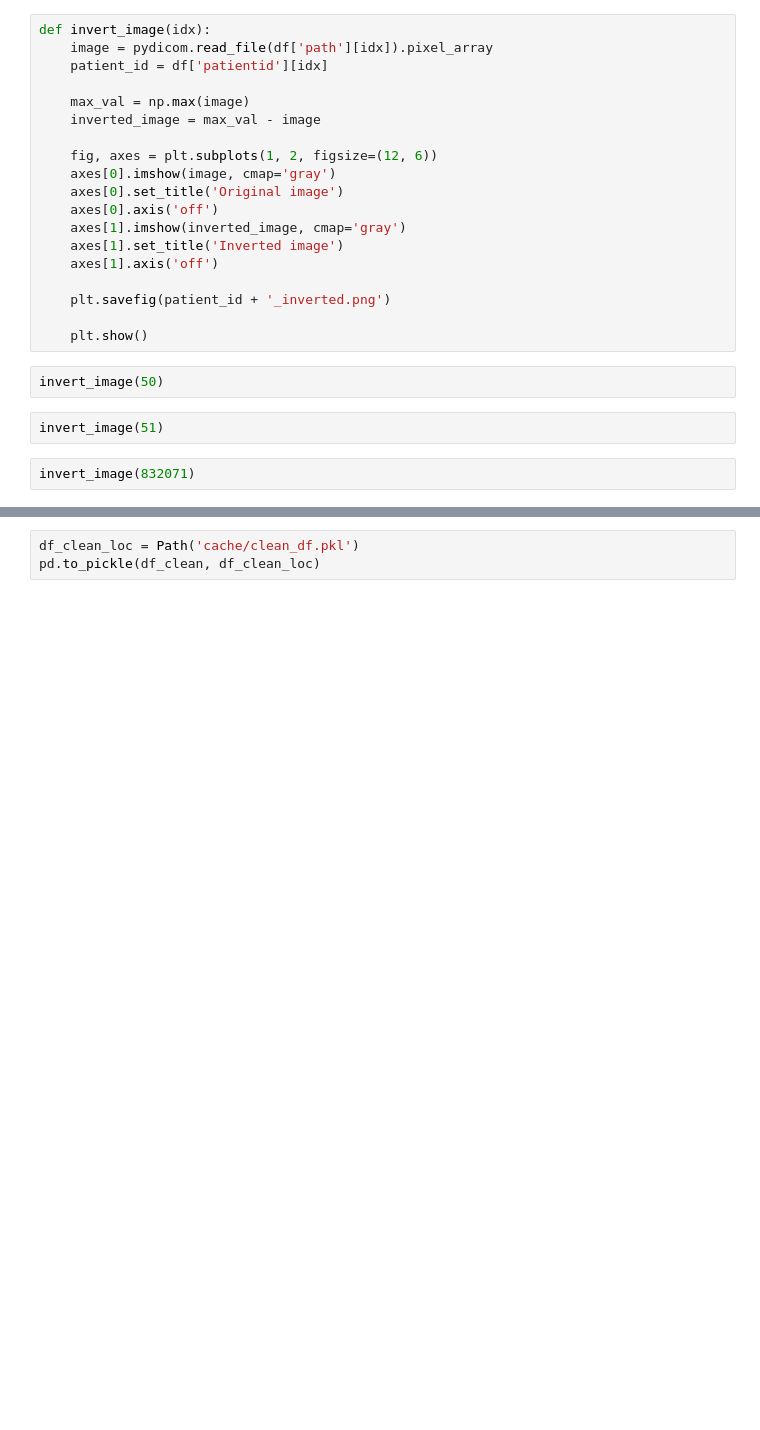
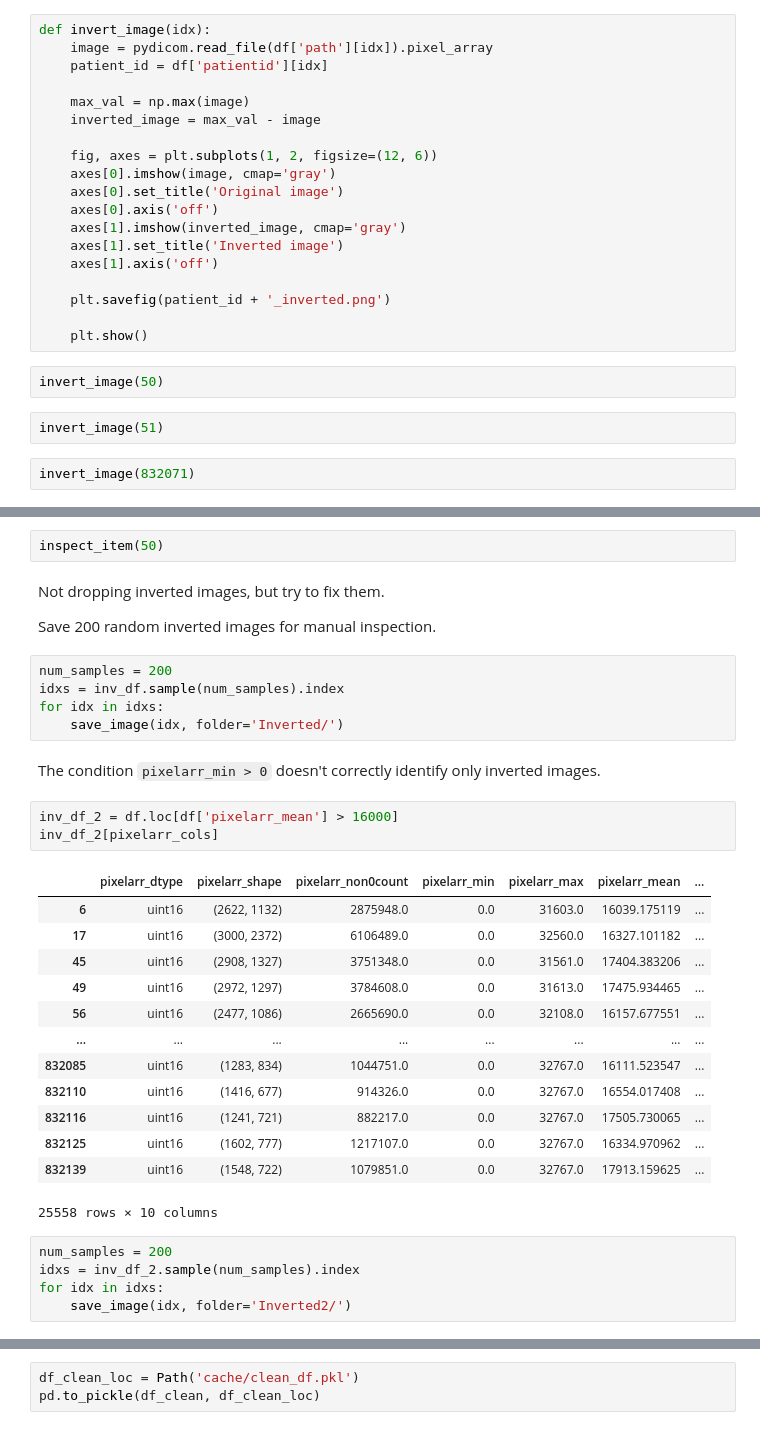
Before and after one commit to niklasbuehler/radiograph-pretraining, a Jupyter notebook: notebooks/Data Exploration.ipynb, the cells around one changed output, grey strips where cells are left out. Saved outputs shown, nothing was run; the diff lists cells and outputs as text; blank space fills up the shorter version.

```diff
--- a/notebooks/Data Exploration.ipynb
+++ b/notebooks/Data Exploration.ipynb
@@ -466,0 +522,35 @@ invert_image(832071)
+# %%
+inspect_item(50)
+# %% [markdown]
+Not dropping inverted images, but try to fix them.
+
+Save 200 random inverted images for manual inspection.
+# %%
+num_samples = 200
+idxs = inv_df.sample(num_samples).index
+for idx in idxs:
+    save_image(idx, folder='Inverted/')
+# %% [markdown]
+The condition `pixelarr_min > 0` doesn't correctly identify only inverted images.
+# %%
+inv_df_2 = df.loc[df['pixelarr_mean'] > 16000]
+inv_df_2[pixelarr_cols]
+# %% [output]
+|  | pixelarr_dtype | pixelarr_shape | pixelarr_non0count | pixelarr_min | pixelarr_max | pixelarr_mean | ... |
+| 6 | uint16 | (2622, 1132) | 2875948.0 | 0.0 | 31603.0 | 16039.175119 | ... |
+| 17 | uint16 | (3000, 2372) | 6106489.0 | 0.0 | 32560.0 | 16327.101182 | ... |
+| 45 | uint16 | (2908, 1327) | 3751348.0 | 0.0 | 31561.0 | 17404.383206 | ... |
+| 49 | uint16 | (2972, 1297) | 3784608.0 | 0.0 | 31613.0 | 17475.934465 | ... |
+| 56 | uint16 | (2477, 1086) | 2665690.0 | 0.0 | 32108.0 | 16157.677551 | ... |
+| ... | ... | ... | ... | ... | ... | ... | ... |
+| 832085 | uint16 | (1283, 834) | 1044751.0 | 0.0 | 32767.0 | 16111.523547 | ... |
+| 832110 | uint16 | (1416, 677) | 914326.0 | 0.0 | 32767.0 | 16554.017408 | ... |
+| 832116 | uint16 | (1241, 721) | 882217.0 | 0.0 | 32767.0 | 17505.730065 | ... |
+| 832125 | uint16 | (1602, 777) | 1217107.0 | 0.0 | 32767.0 | 16334.970962 | ... |
+| 832139 | uint16 | (1548, 722) | 1079851.0 | 0.0 | 32767.0 | 17913.159625 | ... |
+25558 rows × 10 columns
+# %%
+num_samples = 200
+idxs = inv_df_2.sample(num_samples).index
+for idx in idxs:
+    save_image(idx, folder='Inverted2/')
```
Also changed, not shown: parts of 46 cells of this notebook.
